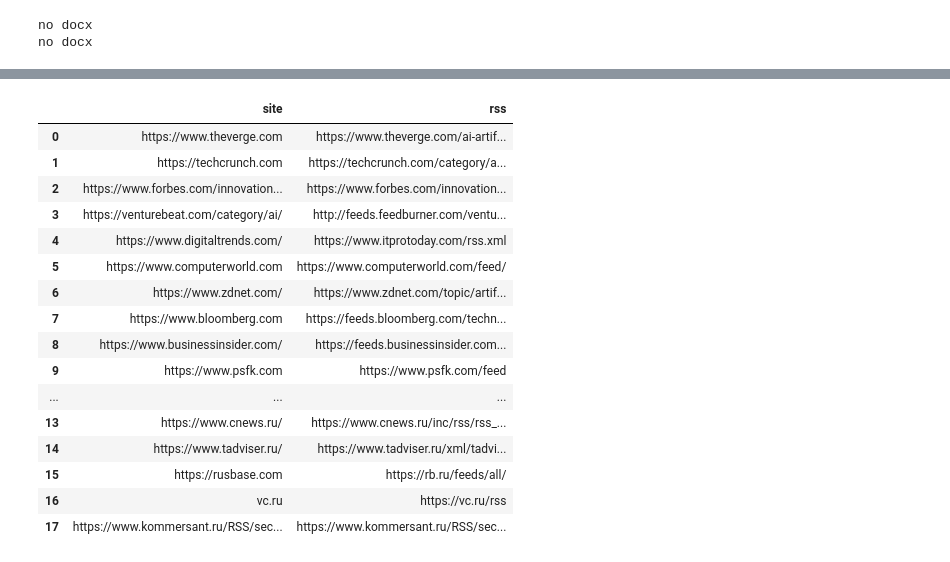
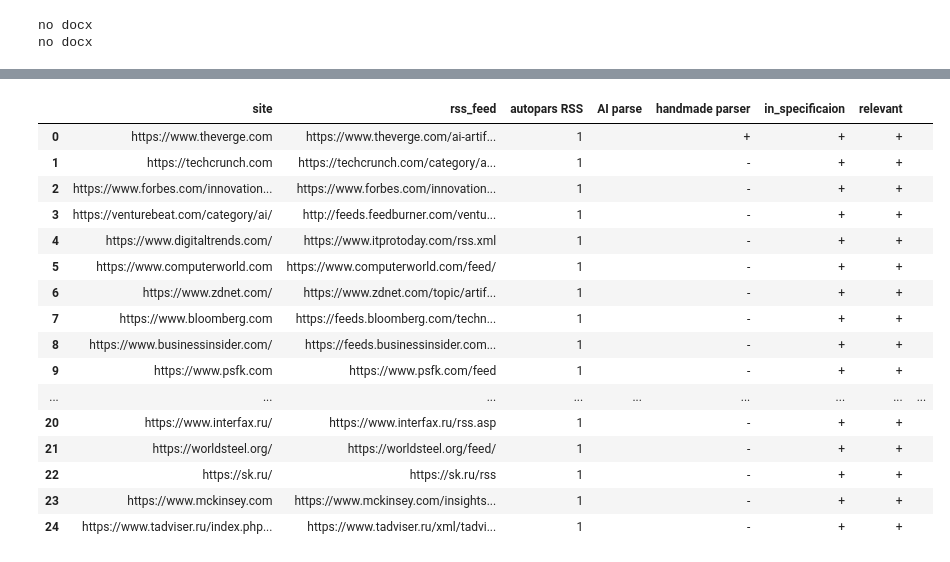
Before and after one commit to mlenzovet/nlmk_bot, a Jupyter notebook: rss.ipynb, the cells around one changed output, grey strips where cells are left out. Drawn from its saved outputs; the diff is of its cells as text; code cells hidden in the pictures.

```diff
--- a/rss.ipynb
+++ b/rss.ipynb
@@ -37,24 +33,24 @@ rss_df_raw
 # %%
-rss_df = rss_df_raw[rss_df_raw['rss'].str.contains('http')].reset_index(drop=True)
+rss_df = rss_df_raw[rss_df_raw['rss_feed'].str.contains('http')].reset_index(drop=True)
 rss_df
 # %% [output]
-|  | site | rss |
-| 0 | https://www.theverge.com | https://www.theverge.com/ai-artif... |
-| 1 | https://techcrunch.com | https://techcrunch.com/category/a... |
-| 2 | https://www.forbes.com/innovation... | https://www.forbes.com/innovation... |
-| 3 | https://venturebeat.com/category/ai/ | http://feeds.feedburner.com/ventu... |
-| 4 | https://www.digitaltrends.com/ | https://www.itprotoday.com/rss.xml |
-| 5 | https://www.computerworld.com | https://www.computerworld.com/feed/ |
-| 6 | https://www.zdnet.com/ | https://www.zdnet.com/topic/artif... |
-| 7 | https://www.bloomberg.com | https://feeds.bloomberg.com/techn... |
-| 8 | https://www.businessinsider.com/ | https://feeds.businessinsider.com... |
-| 9 | https://www.psfk.com | https://www.psfk.com/feed |
-| ... | ... | ... |
-| 13 | https://www.cnews.ru/ | https://www.cnews.ru/inc/rss/rss_... |
-| 14 | https://www.tadviser.ru/ | https://www.tadviser.ru/xml/tadvi... |
-| 15 | https://rusbase.com | https://rb.ru/feeds/all/ |
-| 16 | vc.ru | https://vc.ru/rss |
-| 17 | https://www.kommersant.ru/RSS/sec... | https://www.kommersant.ru/RSS/sec... |
+|  | site | rss_feed | autopars RSS | AI parse | handmade parser | in_specificaion | relevant |  |
+| 0 | https://www.theverge.com | https://www.theverge.com/ai-artif... | 1 |  | + | + | + |  |
+| 1 | https://techcrunch.com | https://techcrunch.com/category/a... | 1 |  | - | + | + |  |
+| 2 | https://www.forbes.com/innovation... | https://www.forbes.com/innovation... | 1 |  | - | + | + |  |
+| 3 | https://venturebeat.com/category/ai/ | http://feeds.feedburner.com/ventu... | 1 |  | - | + | + |  |
+| 4 | https://www.digitaltrends.com/ | https://www.itprotoday.com/rss.xml | 1 |  | - | + | + |  |
+| 5 | https://www.computerworld.com | https://www.computerworld.com/feed/ | 1 |  | - | + | + |  |
+| 6 | https://www.zdnet.com/ | https://www.zdnet.com/topic/artif... | 1 |  | - | + | + |  |
+| 7 | https://www.bloomberg.com | https://feeds.bloomberg.com/techn... | 1 |  | - | + | + |  |
+| 8 | https://www.businessinsider.com/ | https://feeds.businessinsider.com... | 1 |  | - | + | + |  |
+| 9 | https://www.psfk.com | https://www.psfk.com/feed | 1 |  | - | + | + |  |
+| ... | ... | ... | ... | ... | ... | ... | ... | ... |
+| 20 | https://www.interfax.ru/ | https://www.interfax.ru/rss.asp | 1 |  | - | + | + |  |
+| 21 | https://worldsteel.org/ | https://worldsteel.org/feed/ | 1 |  | - | + | + |  |
+| 22 | https://sk.ru/ | https://sk.ru/rss | 1 |  | - | + | + |  |
+| 23 | https://www.mckinsey.com | https://www.mckinsey.com/insights... | 1 |  | - | + | + |  |
+| 24 | https://www.tadviser.ru/index.php... | https://www.tadviser.ru/xml/tadvi... | 1 |  | - | + | + |  |
 # %%
 import feedparser
 import pandas as pd
```
Also changed, not shown: parts of 7 cells of this notebook, 6 other files.
